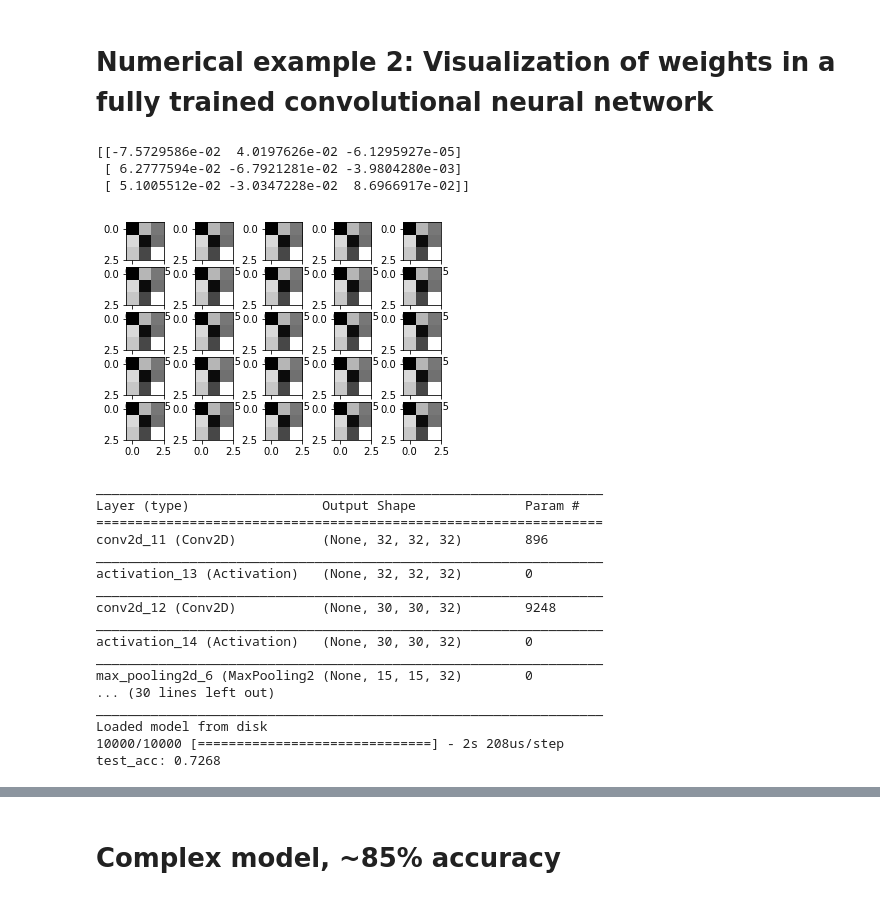
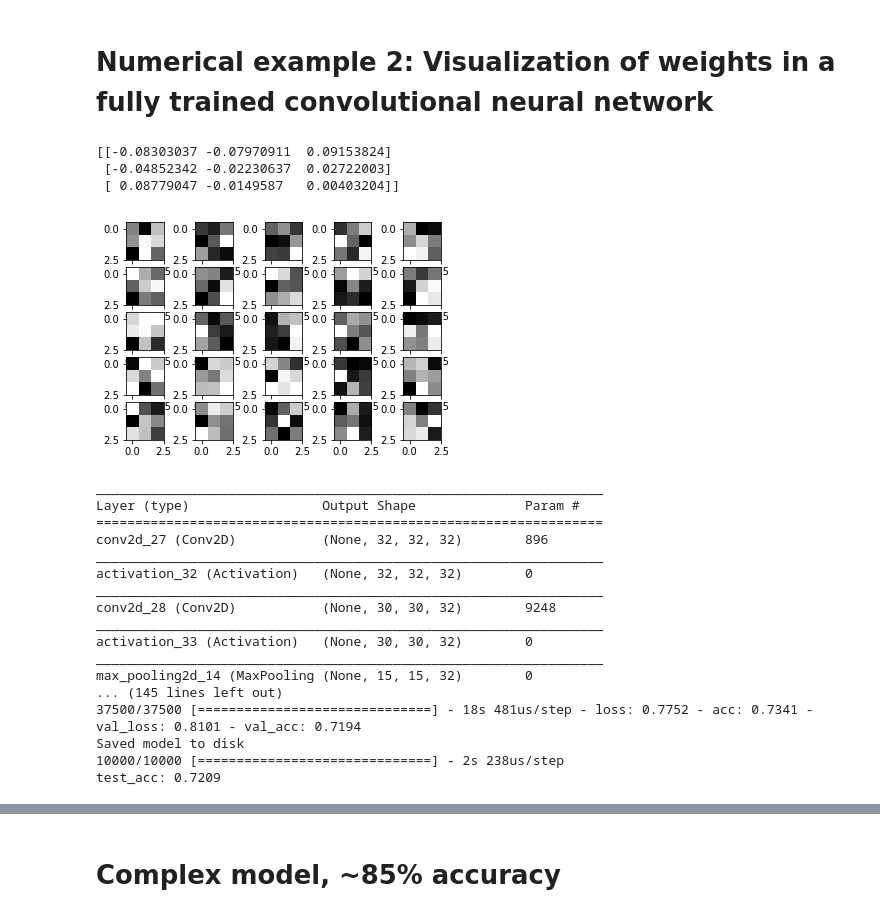
Before and after one commit to vegarab/cifar-image-classification, a Jupyter notebook: docs/cifar-project.ipynb, the cells around one changed output, grey strips where cells are left out. Cells and saved outputs as stored; diff of their text form; code cells hidden in the pictures.

Commit message:
Improved simple cifar10

```diff
--- a/docs/cifar-project.ipynb
+++ b/docs/cifar-project.ipynb
@@ -161,42 +177,42 @@ model.add(Activation('softmax'))
 # %%
 # Weights before training
 x1w = x.get_weights()[0][:,:,0,:]
 print(x1w[:,:,0])
 for i in range(1,26):
     plt.subplot(5,5,i)
-    plt.imshow(x1w[:,:,0],interpolation="nearest",cmap="gray")
+    plt.imshow(x1w[:,:,i],interpolation="nearest",cmap="gray")
 plt.show()
 # %% [output]
-[[-7.5729586e-02  4.0197626e-02 -6.1295927e-05]
- [ 6.2777594e-02 -6.7921281e-02 -3.9804280e-03]
- [ 5.1005512e-02 -3.0347228e-02  8.6966917e-02]]
+[[-0.08303037 -0.07970911  0.09153824]
+ [-0.04852342 -0.02230637  0.02722003]
+ [ 0.08779047 -0.0149587   0.00403204]]
-[figure, old version]
+[figure, new version]
 # %%
 # initiate RMSprop optimizer
 opt = keras.optimizers.rmsprop(lr=0.0001, decay=1e-6)
 model.compile(loss='categorical_crossentropy',
                   optimizer=opt,
                   metrics=['accuracy'])
-epochs = 40
-model, history = fit_save_network(model, epochs, 'simple')
+epochs = 60
+model, history = fit_save_network(model, epochs, 'simplenew60')
 # %% [output]
 _________________________________________________________________
 Layer (type)                 Output Shape              Param #
 =================================================================
-conv2d_11 (Conv2D)           (None, 32, 32, 32)        896
+conv2d_27 (Conv2D)           (None, 32, 32, 32)        896
 _________________________________________________________________
-activation_13 (Activation)   (None, 32, 32, 32)        0
+activation_32 (Activation)   (None, 32, 32, 32)        0
 _________________________________________________________________
-conv2d_12 (Conv2D)           (None, 30, 30, 32)        9248
+conv2d_28 (Conv2D)           (None, 30, 30, 32)        9248
 _________________________________________________________________
-activation_14 (Activation)   (None, 30, 30, 32)        0
+activation_33 (Activation)   (None, 30, 30, 32)        0
 _________________________________________________________________
-max_pooling2d_6 (MaxPooling2 (None, 15, 15, 32)        0
-... (30 lines left out)
-_________________________________________________________________
-Loaded model from disk
-10000/10000 [==============================] - 2s 208us/step
-test_acc: 0.7268
+max_pooling2d_14 (MaxPooling (None, 15, 15, 32)        0
+... (145 lines left out)
+37500/37500 [==============================] - 18s 481us/step - loss: 0.7752 - acc: 0.7341 - val_loss: 0.8101 - val_acc: 0.7194
+Saved model to disk
+10000/10000 [==============================] - 2s 238us/step
+test_acc: 0.7209
 # %%
 score = model.evaluate(test_images, test_labels, verbose=0)
 print("%s: %.2f%%" % (model.metrics_names[1], score[1]*100))
```
Also changed, not shown: parts of 6 cells of this notebook, 7 other files.
